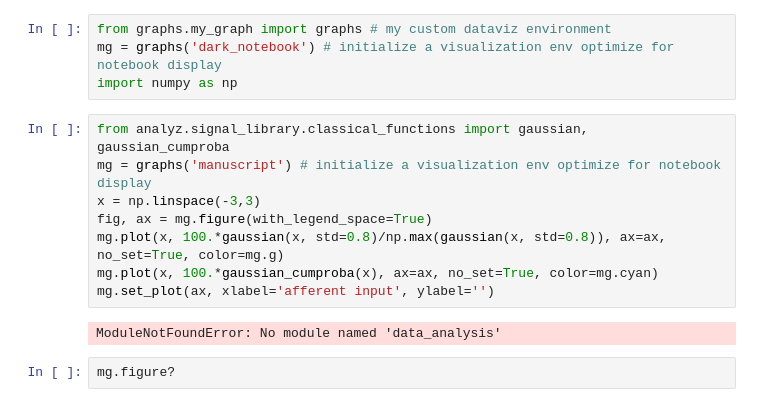
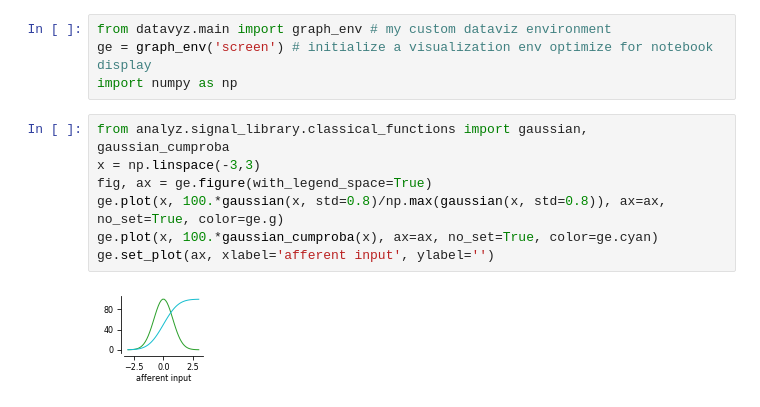
Before and after one commit to yzerlaut/spkNtwk-cortStatesWakefulness, a Jupyter notebook: notebook.ipynb, the cells around one changed output. Drawn from its saved outputs; the diff is of its cells as text.

```diff
--- a/notebook.ipynb
+++ b/notebook.ipynb
@@ -1,16 +1,13 @@
 # %%
-from graphs.my_graph import graphs # my custom dataviz environment
-mg = graphs('dark_notebook') # initialize a visualization env optimize for notebook display
+from datavyz.main import graph_env # my custom dataviz environment
+ge = graph_env('screen') # initialize a visualization env optimize for notebook display
 import numpy as np
 # %%
 from analyz.signal_library.classical_functions import gaussian, gaussian_cumproba
-mg = graphs('manuscript') # initialize a visualization env optimize for notebook display
 x = np.linspace(-3,3)
-fig, ax = mg.figure(with_legend_space=True)
-mg.plot(x, 100.*gaussian(x, std=0.8)/np.max(gaussian(x, std=0.8)), ax=ax, no_set=True, color=mg.g)
-mg.plot(x, 100.*gaussian_cumproba(x), ax=ax, no_set=True, color=mg.cyan)
-mg.set_plot(ax, xlabel='afferent input', ylabel='')
+fig, ax = ge.figure(with_legend_space=True)
+ge.plot(x, 100.*gaussian(x, std=0.8)/np.max(gaussian(x, std=0.8)), ax=ax, no_set=True, color=ge.g)
+ge.plot(x, 100.*gaussian_cumproba(x), ax=ax, no_set=True, color=ge.cyan)
+ge.set_plot(ax, xlabel='afferent input', ylabel='')
 # %% [output]
-ModuleNotFoundError: No module named 'data_analysis'
+[figure, added]
-# %%
-mg.figure?
```
Also changed, not shown: parts of 21 cells of this notebook, 4 other files.
